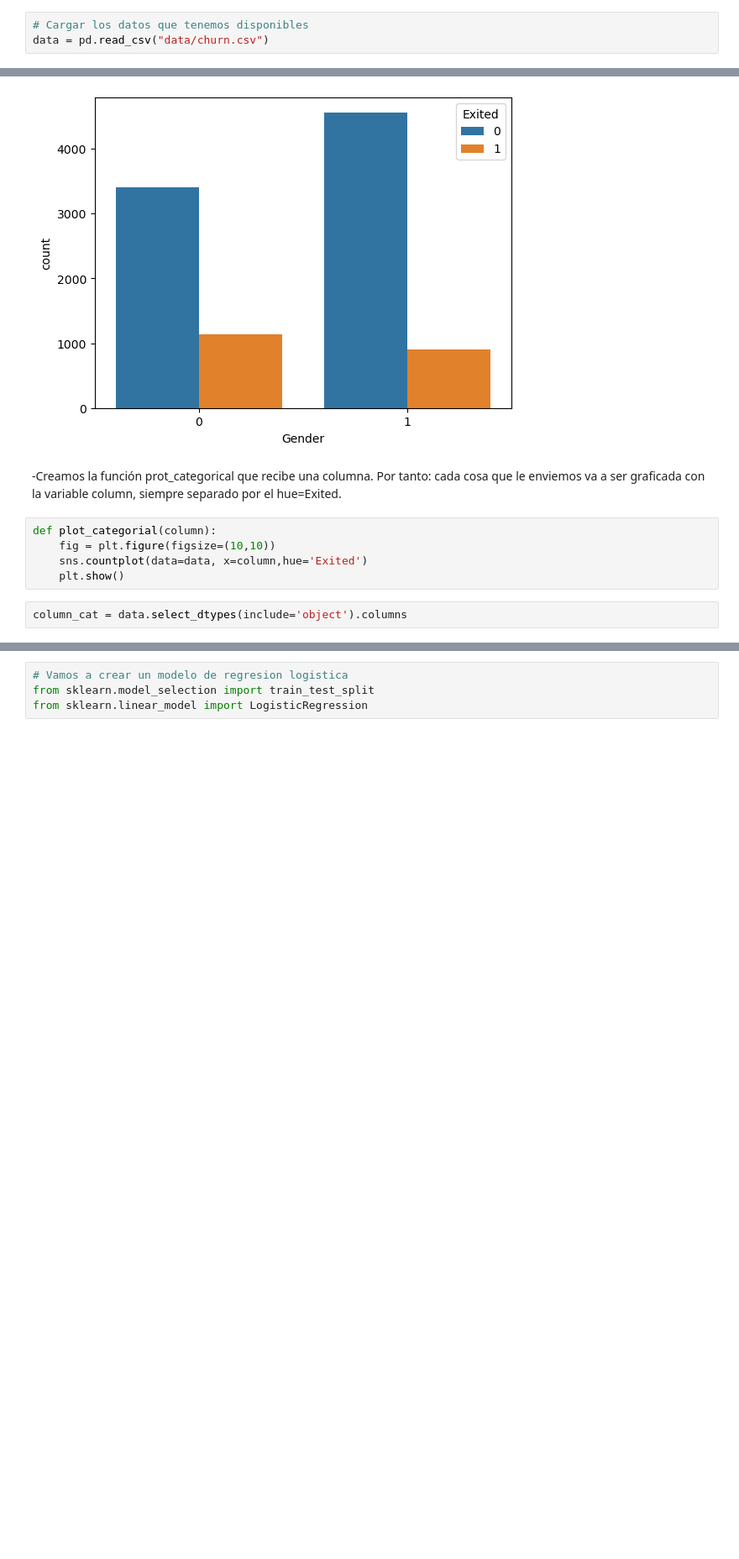
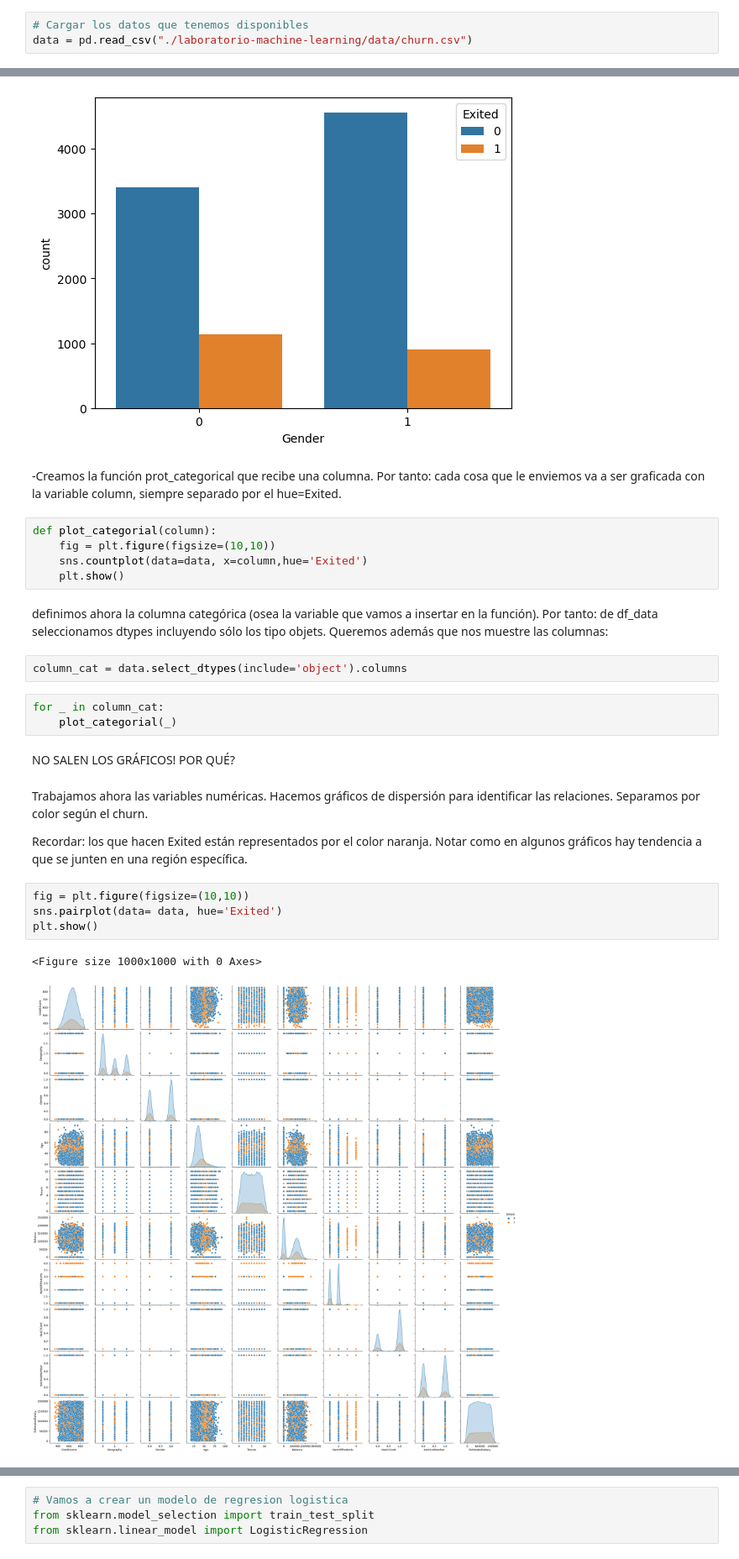
Before and after one commit to adolfo85/laboratorio-machine-learning, a Jupyter notebook: notebooks/modelgeneration_27092023_ricalanis.ipynb, the cells around one changed output, grey strips where cells are left out. Shown at 84% size. Saved outputs shown, nothing was run; the diff lists cells and outputs as text; blank space fills up the shorter version.

```diff
--- a/notebooks/modelgeneration_27092023_ricalanis.ipynb
+++ b/notebooks/modelgeneration_27092023_ricalanis.ipynb
@@ -6,7 +6,7 @@ import pandas as pd
 os.chdir("..")
 # %%
 # Cargar los datos que tenemos disponibles
-data = pd.read_csv("data/churn.csv")
+data = pd.read_csv("./laboratorio-machine-learning/data/churn.csv")
 # %%
 data.info()
 # %% [output]
@@ -197,5 +197,23 @@ def plot_categorial(column):
     fig = plt.figure(figsize=(10,10))
     sns.countplot(data=data, x=column,hue='Exited')
     plt.show()
+# %% [markdown]
+definimos ahora la columna categórica (osea la variable que vamos a insertar en la función). Por tanto: de df_data seleccionamos dtypes incluyendo sólo los tipo objets. Queremos además que nos muestre las columnas:
 # %%
 column_cat = data.select_dtypes(include='object').columns
+# %%
+for _ in column_cat:
+    plot_categorial(_)
+# %% [markdown]
+NO SALEN LOS GRÁFICOS! POR QUÉ?
+# %% [markdown]
+Trabajamos ahora las variables numéricas. Hacemos gráficos de dispersión para identificar las relaciones. Separamos por color según el churn.
+
+Recordar: los que hacen Exited están representados por el color naranja. Notar como en algunos gráficos hay tendencia a que se junten en una región específica.
+# %%
+fig = plt.figure(figsize=(10,10))
+sns.pairplot(data= data, hue='Exited')
+plt.show()
+# %% [output]
+<Figure size 1000x1000 with 0 Axes>
+[figure, added]
```
Also changed, not shown: parts of 4 cells of this notebook.
